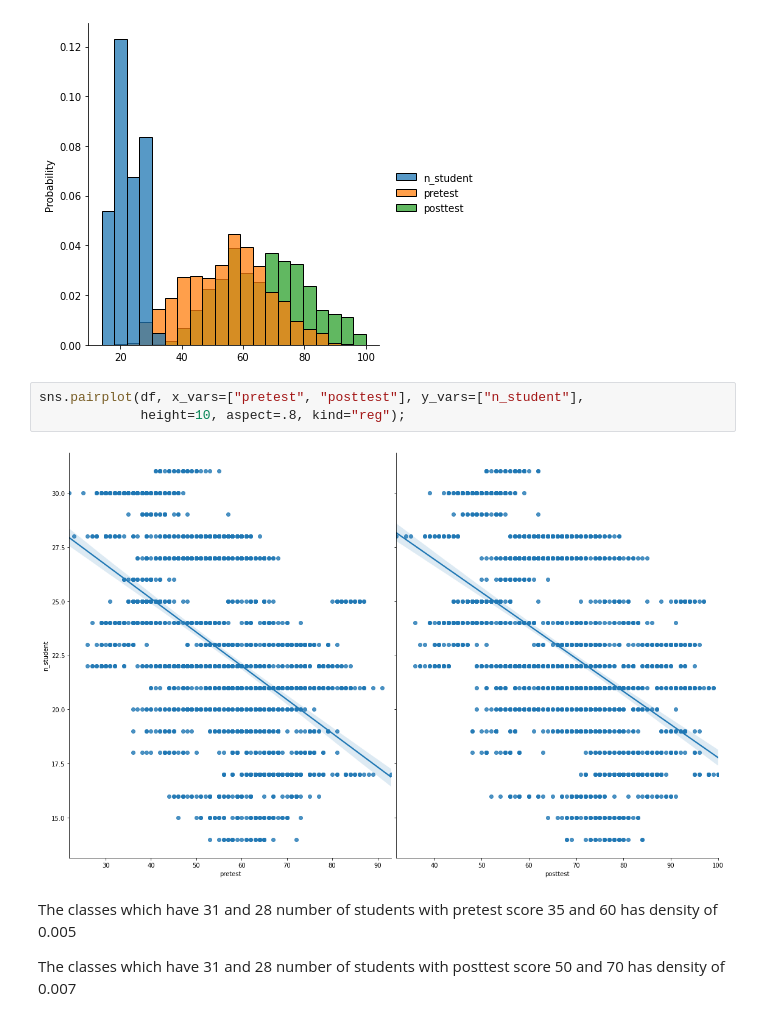
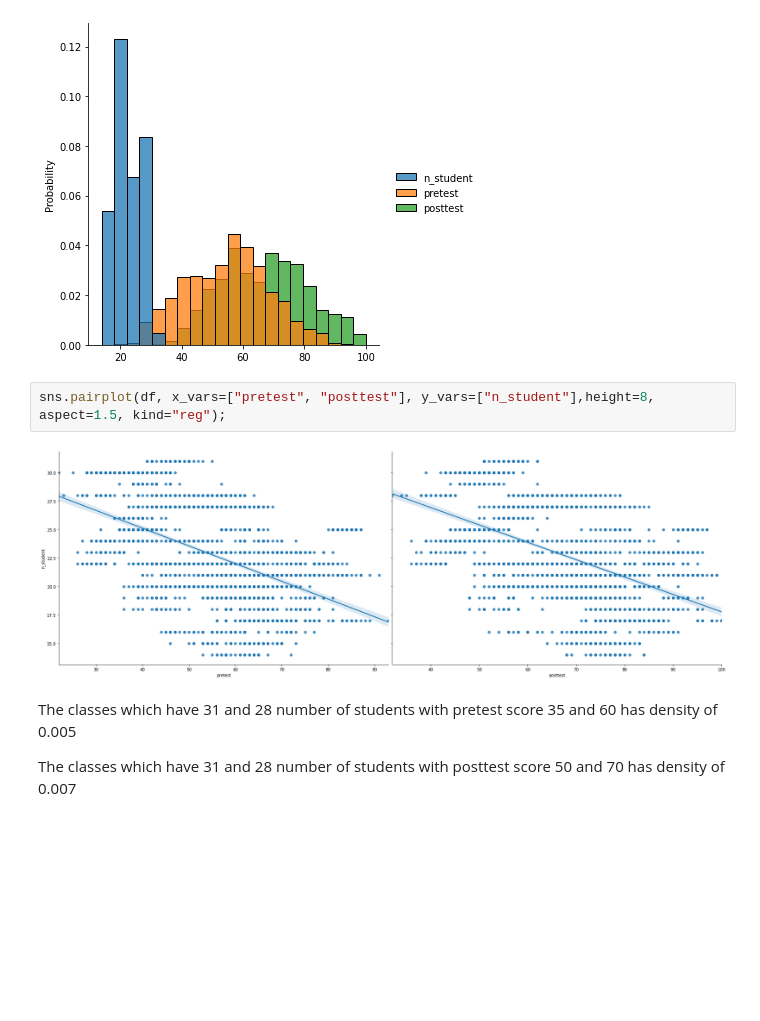
Before and after one commit to ram574/Galeto-Case-Study, a Jupyter notebook: test.ipynb, the cells around one changed output. Saved outputs shown, nothing was run; the diff lists cells and outputs as text; blank space fills up the shorter version.

```diff
--- a/test.ipynb
+++ b/test.ipynb
@@ -225,10 +223,9 @@ sns.displot(df1,  stat="probability")
 <seaborn.axisgrid.FacetGrid at 0x...>
 [figure]
 # %%
-sns.pairplot(df, x_vars=["pretest", "posttest"], y_vars=["n_student"],
-             height=10, aspect=.8, kind="reg");
+sns.pairplot(df, x_vars=["pretest", "posttest"], y_vars=["n_student"],height=8, aspect=1.5, kind="reg");
 # %% [output]
-[figure, old version]
+[figure, new version]
 # %% [markdown]
 The classes which have 31 and 28 number of students with pretest score 35 and 60 has density of 0.005
 
```
Also changed, not shown: parts of 22 cells of this notebook.
